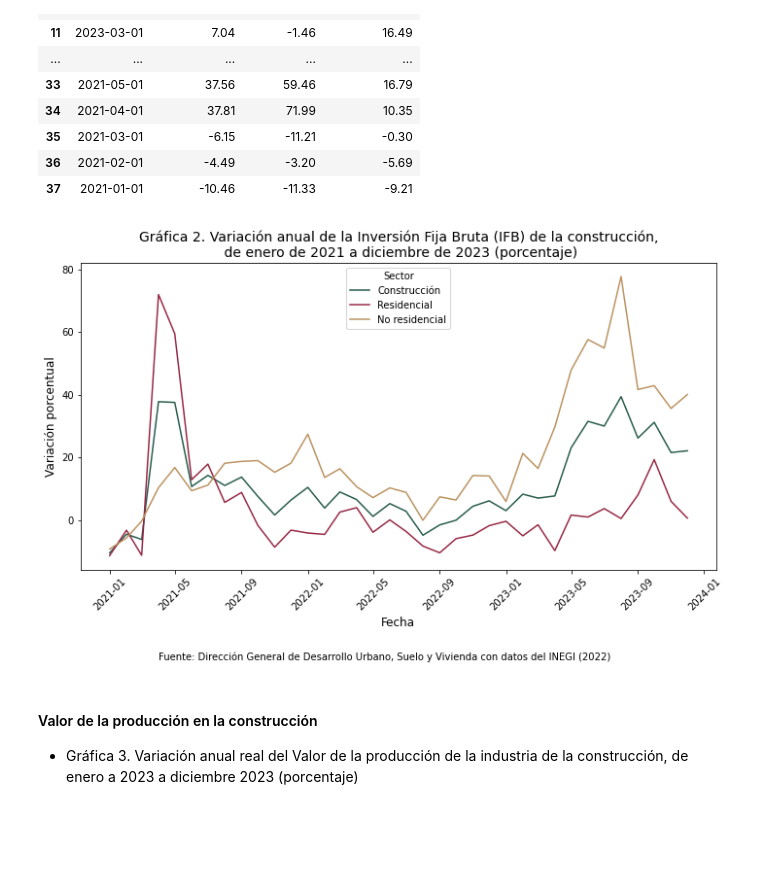
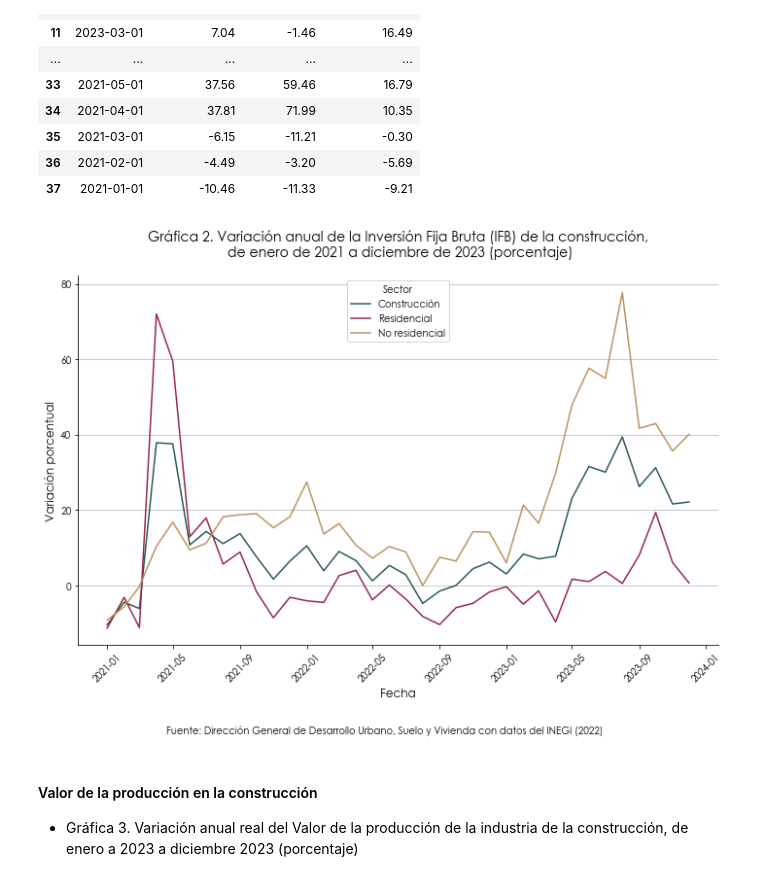
Before and after one commit to coordanalisis-sedatu/Indica_anual, a Jupyter notebook: indica_anual_2023.ipynb, the cells around one changed output. Saved outputs shown, nothing was run; the diff lists cells and outputs as text; code cells hidden in the pictures; blank space fills up the shorter version.

```diff
--- a/indica_anual_2023.ipynb
+++ b/indica_anual_2023.ipynb
@@ -137,10 +134,11 @@ igae
 | 36 | 2021-02-01 | -3.93 | -2.25 |
 | 37 | 2021-01-01 | -4.34 | -8.85 |
 # %%
-import matplotlib.pyplot as plt
+# Fuente de los textos
+fuente = "Century Gothic"
 
-# Crear la figura y los ejes
-plt.figure(figsize=(10, 6))
+# Definición de la figura
+fig, ax = plt.subplots(figsize=(10, 7))
 
 # Graficar la variable 'Total'
 plt.plot(igae['Fecha'], igae['Total'], color='#3a544b', label='Total')
@@ -149,18 +147,25 @@ plt.plot(igae['Fecha'], igae['Total'], color='#3a544b', label='Total')
 plt.plot(igae['Fecha'], igae['Construccion'], color='#b38e5d', label='Construcción')
 
 # Añadir título y etiquetas de ejes
-plt.title('Gráfica 1. Variación anual del Indicador Global de la Actividad Económica (IGAE), de enero a 2021 a diciembre de 2023 (Porcentaje)', fontsize=14, loc='center', pad=20)
-plt.xlabel('Fecha', fontsize=12)
-plt.ylabel('Variación Porcentual', fontsize=12)
+plt.title('Gráfica 1. Variación anual del Indicador Global de la Actividad Económica (IGAE), de enero a 2021 a diciembre de 2023 (Porcentaje)', fontsize=14, loc='center', pad=20, fontname=fuente)
+plt.xlabel('Fecha', fontsize=12, fontname=fuente)
+plt.ylabel('Variación Porcentual', fontsize=12, fontname=fuente)
+
+# Eliminar marco del gráfico
+plt.box(on=None)
+
+# Líneas horizontales en el gráfico
+ax.set_axisbelow(True)
+ax.yaxis.grid(True, color='#bdbdbd')
 
 # Añadir leyenda
 plt.legend(title='Sector', fontsize=10)
 
 # Añadir fuente
-plt.figtext(0.5, -0.05, 'Fuente: Dirección General de Desarrollo Urbano, Suelo y Vivienda con datos del INEGI (2022)', ha='center', fontsize=10)
+plt.figtext(0.5, -0.05, 'Fuente: Dirección General de Desarrollo Urbano, Suelo y Vivienda con datos del INEGI (2022)', ha='center', fontsize=10, fontname=fuente)
 
 # Rotar las etiquetas del eje x para mejorar la legibilidad
-plt.xticks(rotation=45)
+plt.xticks(rotation=45, fontname=fuente)
 
 # Mostrar la gráfica
 plt.tight_layout()
@@ -265,37 +248,53 @@ ifb
 | 36 | 2021-02-01 | -4.49 | -3.20 | -5.69 |
 | 37 | 2021-01-01 | -10.46 | -11.33 | -9.21 |
 # %%
+# Fuente de los textos
+plt.rcParams['font.family'] = 'Century Gothic'
+
+# Definición de la figura
+fig, ax = plt.subplots(figsize=(10, 7))
+
 # Datos del DataFrame ifb
 fechas = ifb['Fecha']
 construccion = ifb['Construcción']
 residencial = ifb['Residencial']
 no_residencial = ifb['No residencial']
 
 # Crear la gráfica
-graf2 = plt.figure(figsize=(10, 6))
 plt.plot(fechas, construccion, label='Construcción', color='#285c4d')
 plt.plot(fechas, residencial, label='Residencial', color='#962945')
 plt.plot(fechas, no_residencial, label='No residencial', color='#bb9361')
 
+# Eliminar marco del gráfico
+ax.spines['top'].set_visible(False)
+ax.spines['right'].set_visible(False)
+
+# Líneas horizontales en el gráfico
+ax.yaxis.grid(True, color='#bdbdbd')
+
 # Título y etiquetas de los ejes
-plt.title('Gráfica 2. Variación anual de la Inversión Fija Bruta (IFB) de la construcción,\n de enero de 2021 a diciembre de 2023 (porcentaje)', fontsize=14)
+plt.title('Gráfica 2. Variación anual de la Inversión Fija Bruta (IFB) de la construcción,\n de enero de 2021 a diciembre de 2023 (porcentaje)',  fontsize=14, loc='center', pad=20, fontname=fuente)
 plt.xlabel('Fecha', fontsize=12)
 plt.ylabel('Variación porcentual', fontsize=12)
 
 # Agregar la fuente al pie de la gráfica
 plt.figtext(0.5, -0.05, 'Fuente: Dirección General de Desarrollo Urbano, Suelo y Vivienda con datos del INEGI (2022)', ha='center', fontsize=10)
 
 # Mostrar la leyenda
 plt.legend(title='Sector', fontsize=10)
 
 # Rotar las etiquetas del eje x para mejorar la legibilidad
 plt.xticks(rotation=45)
 
+# Líneas horizontales en el gráfico
+ax.set_axisbelow(True)
+ax.yaxis.grid(True, color='#bdbdbd')
+
 # Mostrar la gráfica
 plt.tight_layout()
 plt.show()
 # %% [output]
-[figure, old version]
+[figure, new version]
 # %% [markdown]
 #### Valor de la producción en la construcción
 - Gráfica 3. Variación anual real del Valor de la producción de la industria de la construcción, de enero a 2023 a diciembre 2023 (porcentaje)
```
Also changed, not shown: parts of 111 cells of this notebook.
